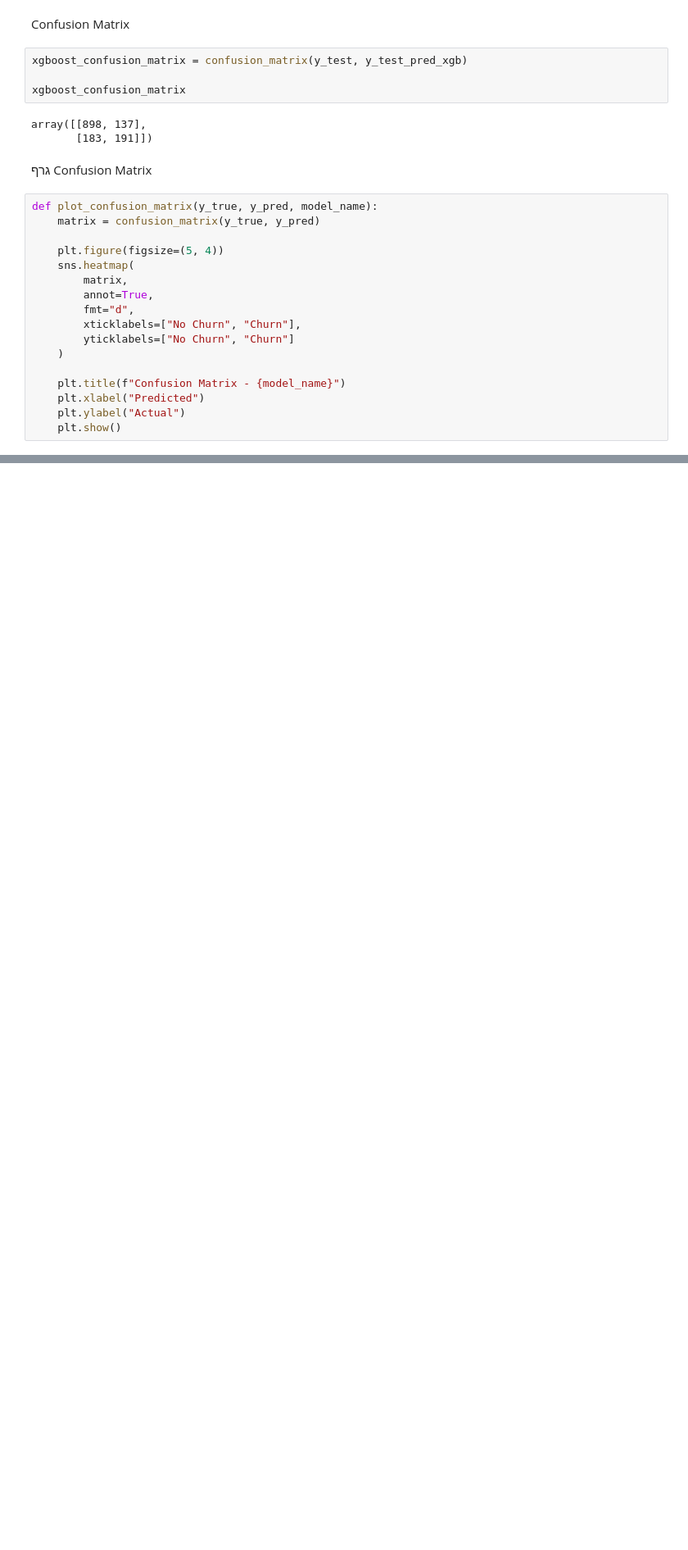
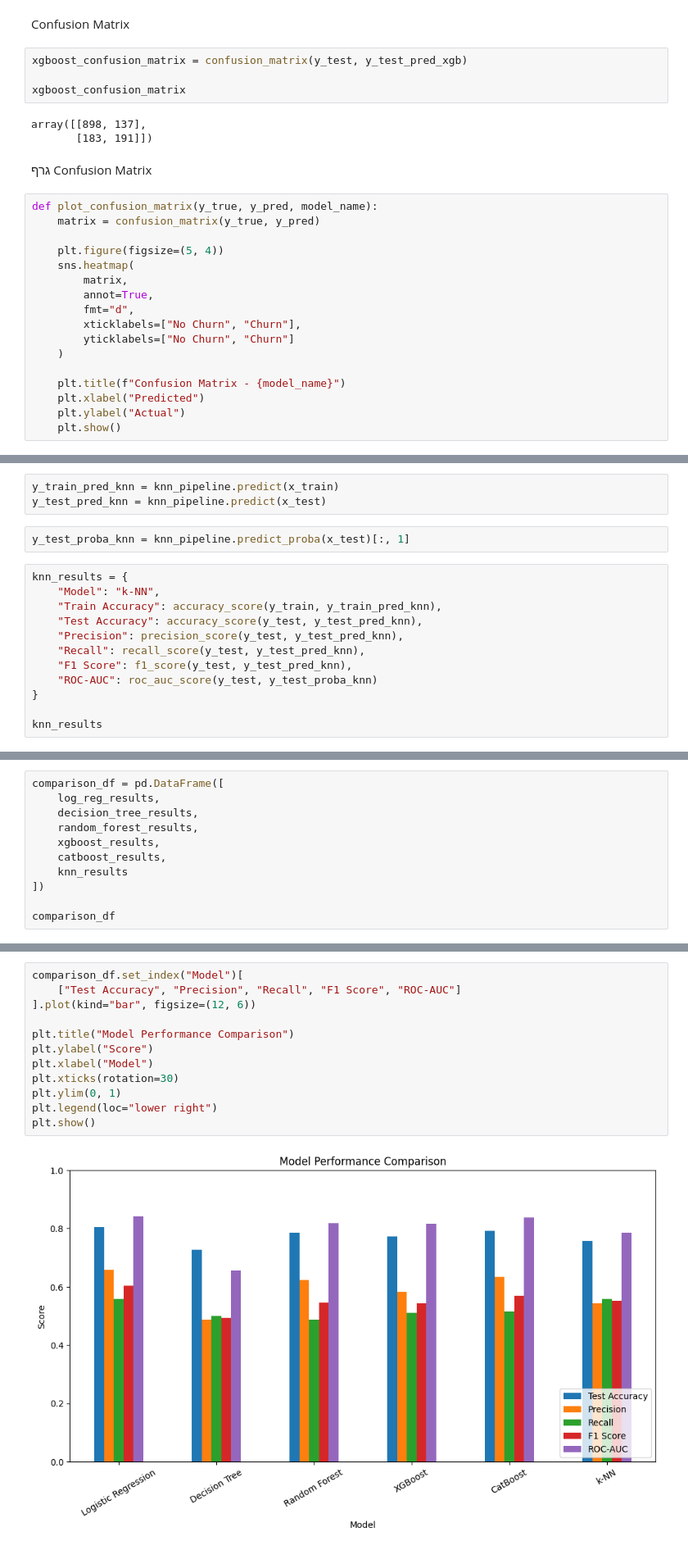
Before and after one commit to yahavLer/python-ai-engineer, a Jupyter notebook: Exercises/ex3/Telco_Customer_Churn.ipynb, the cells around one changed output, grey strips where cells are left out. Shown at 82% size. Drawn from its saved outputs; the diff is of its cells as text; blank space fills up the shorter version.

```diff
--- a/Exercises/ex3/Telco_Customer_Churn.ipynb
+++ b/Exercises/ex3/Telco_Customer_Churn.ipynb
@@ -1235,0 +1477,17 @@ plot_confusion_matrix(y_test, y_test_pred_xgb, "XGBoost")
+# %%
+y_train_pred_knn = knn_pipeline.predict(x_train)
+y_test_pred_knn = knn_pipeline.predict(x_test)
+# %%
+y_test_proba_knn = knn_pipeline.predict_proba(x_test)[:, 1]
+# %%
+knn_results = {
+    "Model": "k-NN",
+    "Train Accuracy": accuracy_score(y_train, y_train_pred_knn),
+    "Test Accuracy": accuracy_score(y_test, y_test_pred_knn),
+    "Precision": precision_score(y_test, y_test_pred_knn),
+    "Recall": recall_score(y_test, y_test_pred_knn),
+    "F1 Score": f1_score(y_test, y_test_pred_knn),
+    "ROC-AUC": roc_auc_score(y_test, y_test_proba_knn)
+}
+
+knn_results
@@ -1235,0 +1546,11 @@ plot_confusion_matrix(y_test, y_test_pred_xgb, "XGBoost")
+# %%
+comparison_df = pd.DataFrame([
+    log_reg_results,
+    decision_tree_results,
+    random_forest_results,
+    xgboost_results,
+    catboost_results,
+    knn_results
+])
+
+comparison_df
@@ -1235,0 +1565,14 @@ plot_confusion_matrix(y_test, y_test_pred_xgb, "XGBoost")
+# %%
+comparison_df.set_index("Model")[
+    ["Test Accuracy", "Precision", "Recall", "F1 Score", "ROC-AUC"]
+].plot(kind="bar", figsize=(12, 6))
+
+plt.title("Model Performance Comparison")
+plt.ylabel("Score")
+plt.xlabel("Model")
+plt.xticks(rotation=30)
+plt.ylim(0, 1)
+plt.legend(loc="lower right")
+plt.show()
+# %% [output]
+[figure, added]
```
Also changed, not shown: parts of 98 cells of this notebook, 1 other file.
